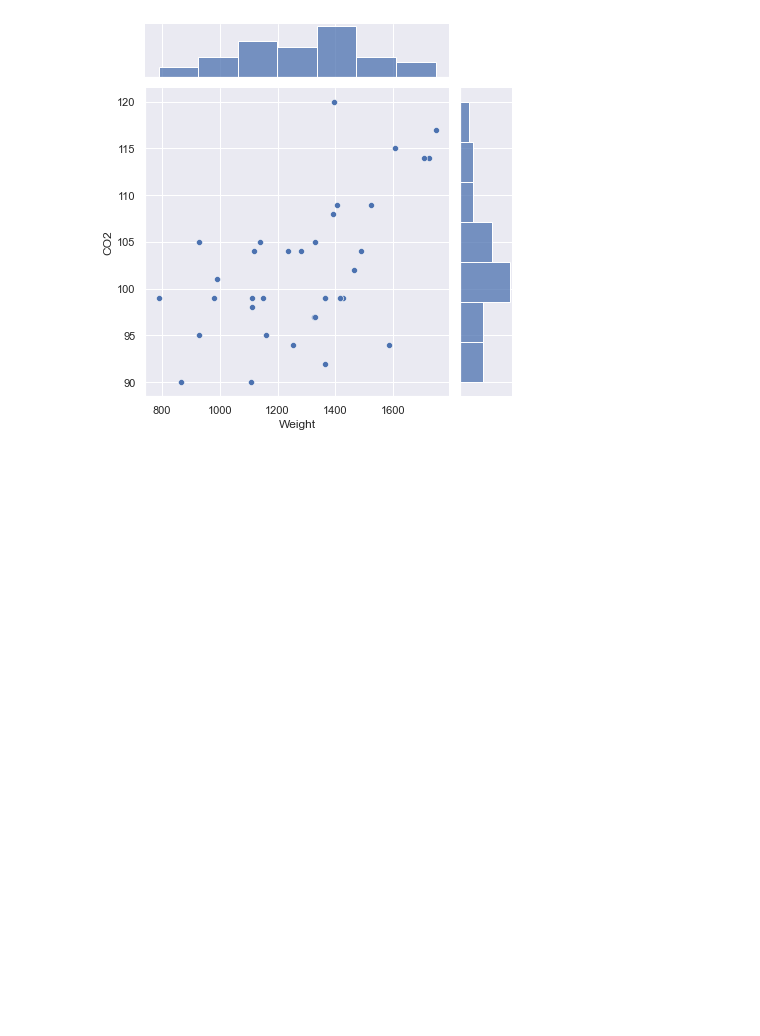
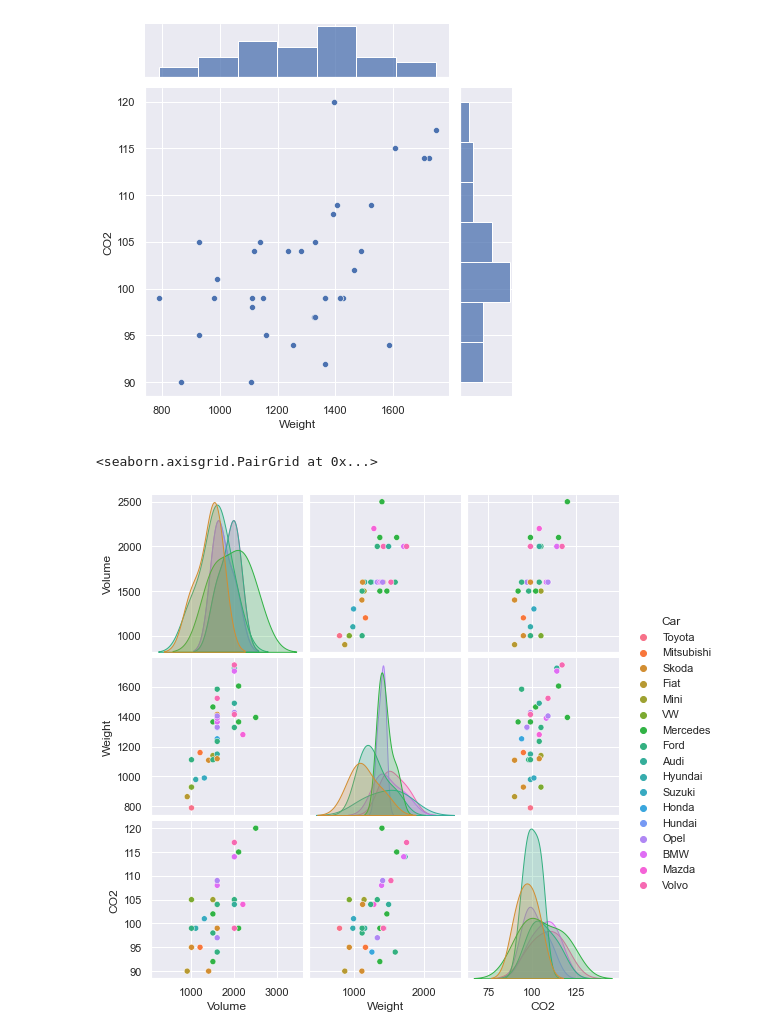
Before and after one commit to R-White-0/CO2-Emissions-EDA, a Jupyter notebook: src/CO2 Emmisions EDA copy.ipynb, the cells around one changed output. Cells and saved outputs as stored; diff of their text form; code cells hidden in the pictures; blank space fills up the shorter version.

Commit message:
updated plots

```diff
--- a/src/CO2 Emmisions EDA copy.ipynb
+++ b/src/CO2 Emmisions EDA copy.ipynb
@@ -383,3 +383,8 @@ sns.jointplot(x='Weight', y='CO2', data=co2dfCopy)
 # %% [output]
 <seaborn.axisgrid.JointGrid at 0x...>
 [figure]
+# %%
+sns.pairplot(co2dfCopy, hue='Car')
+# %% [output]
+<seaborn.axisgrid.PairGrid at 0x...>
+[figure, added]
```
